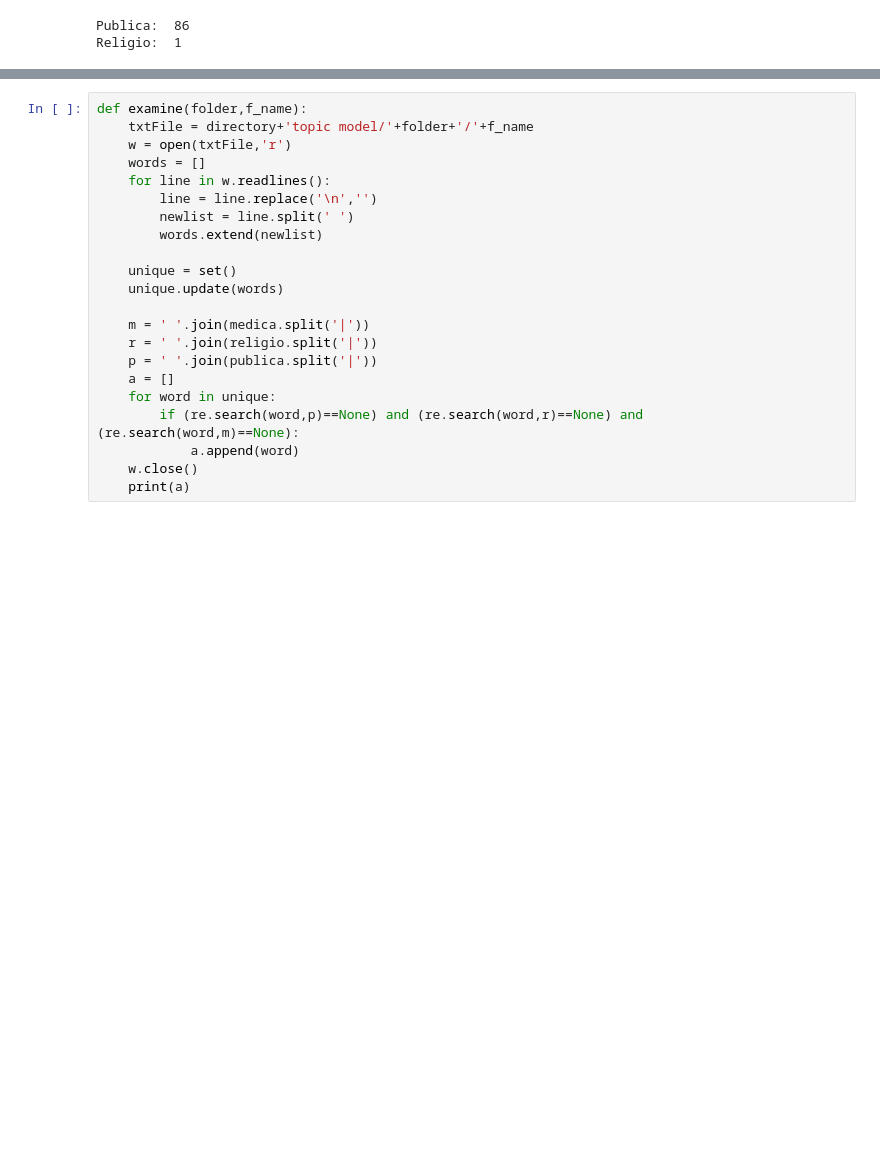
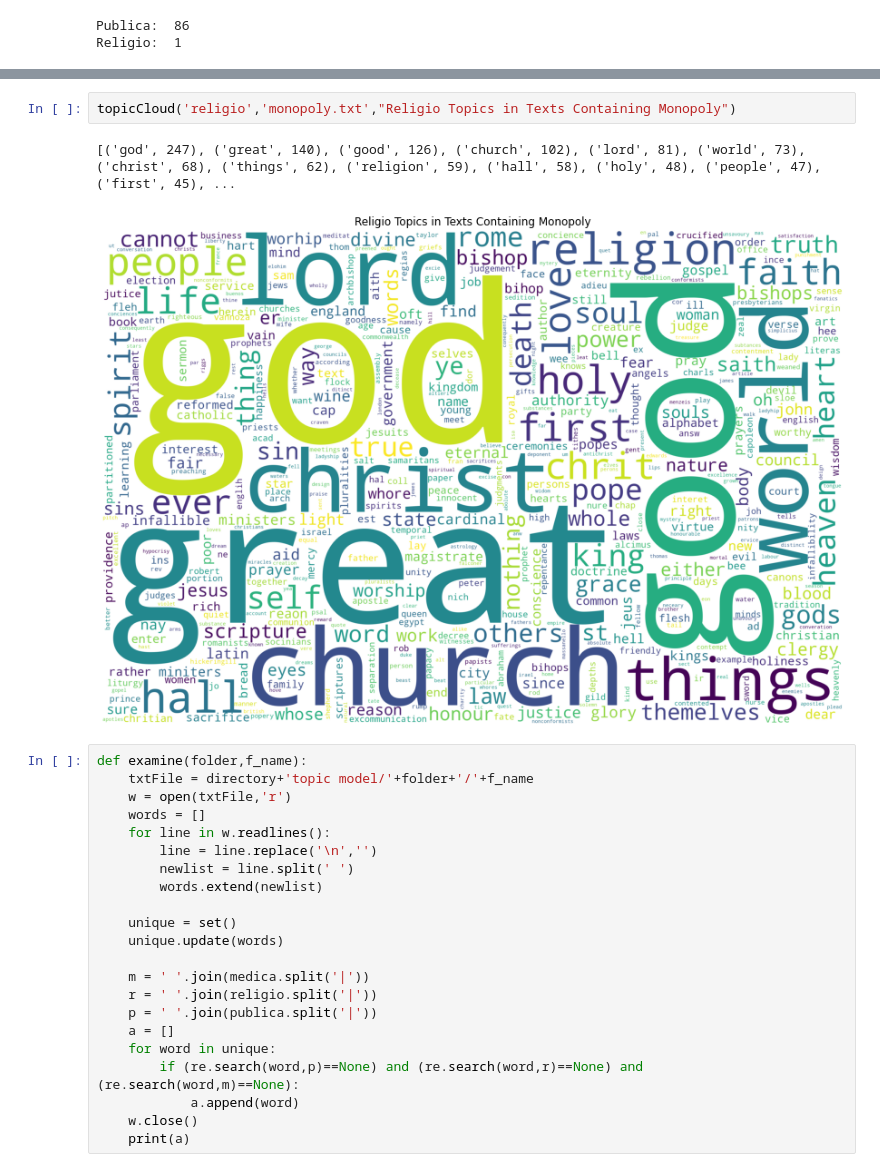
Before and after one commit to hsmith221/ECBC-21-22, a Jupyter notebook: Topic_Modeling/topics.ipynb, the cells around one changed output, grey strips where cells are left out. Cells and saved outputs as stored; diff of their text form; blank space fills up the shorter version.

```diff
--- a/Topic_Modeling/topics.ipynb
+++ b/Topic_Modeling/topics.ipynb
@@ -200,3 +210,8 @@ topicCloud('publica','eic_monopoly.txt')
+# %%
+topicCloud('religio','monopoly.txt',"Religio Topics in Texts Containing Monopoly")
+# %% [output]
+[('god', 247), ('great', 140), ('good', 126), ('church', 102), ('lord', 81), ('world', 73), ('christ', 68), ('things', 62), ('religion', 59), ('hall', 58), ('holy', 48), ('people', 47), ('first', 45), ...
+[figure, added]
 # %%
 def examine(folder,f_name):
     txtFile = directory+'topic model/'+folder+'/'+f_name
```
Also changed, not shown: parts of 4 cells of this notebook, 6 other files.
